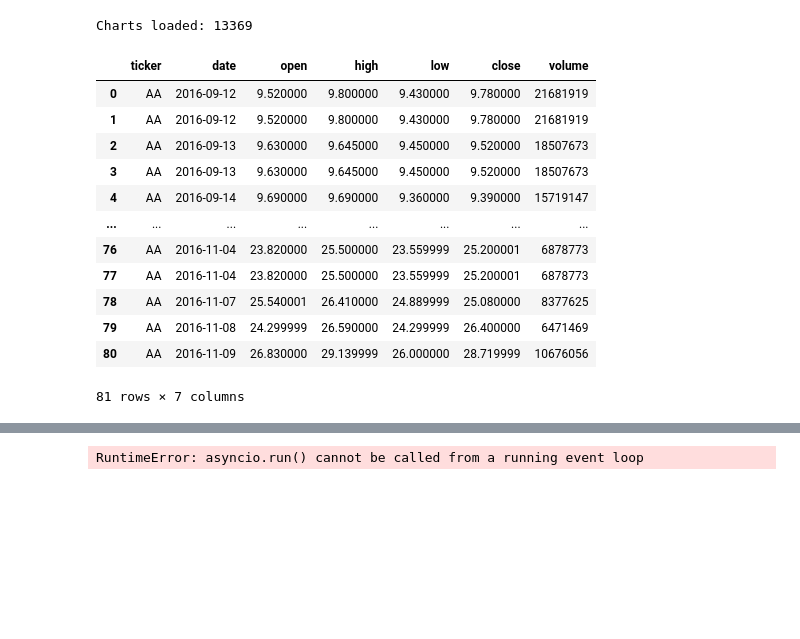
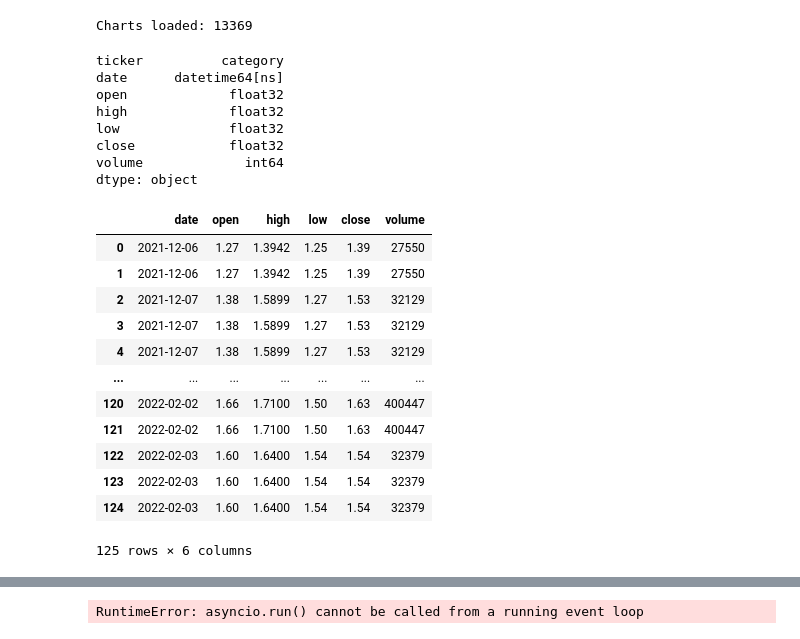
Before and after one commit to lupoinvesting/DC_charts_loader, a Jupyter notebook: nbs/01_test_loader.ipynb, the cells around one changed output, grey strips where cells are left out. Cells and saved outputs as stored; diff of their text form; code cells hidden in the pictures; blank space fills up the shorter version.

```diff
--- a/nbs/01_test_loader.ipynb
+++ b/nbs/01_test_loader.ipynb
@@ -20,22 +20,31 @@ print("Charts loaded:", len(chart_data.charts))
 # %% [output]
 Charts loaded: 13369
 # %%
-df = chart_data.load_chart(1)
-df
+df = chart_data.load_chart(5)
+print(df.dtypes)
+df.drop(columns=["ticker"])
 # %% [output]
+ticker          category
+date      datetime64[ns]
+open             float32
+high             float32
+low              float32
+close            float32
+volume             int64
+dtype: object
-|  | ticker | date | open | high | low | close | volume |
-| 0 | AA | 2016-09-12 | 9.520000 | 9.800000 | 9.430000 | 9.780000 | 21681919 |
-| 1 | AA | 2016-09-12 | 9.520000 | 9.800000 | 9.430000 | 9.780000 | 21681919 |
-| 2 | AA | 2016-09-13 | 9.630000 | 9.645000 | 9.450000 | 9.520000 | 18507673 |
-| 3 | AA | 2016-09-13 | 9.630000 | 9.645000 | 9.450000 | 9.520000 | 18507673 |
-| 4 | AA | 2016-09-14 | 9.690000 | 9.690000 | 9.360000 | 9.390000 | 15719147 |
-| ... | ... | ... | ... | ... | ... | ... | ... |
-| 76 | AA | 2016-11-04 | 23.820000 | 25.500000 | 23.559999 | 25.200001 | 6878773 |
-| 77 | AA | 2016-11-04 | 23.820000 | 25.500000 | 23.559999 | 25.200001 | 6878773 |
-| 78 | AA | 2016-11-07 | 25.540001 | 26.410000 | 24.889999 | 25.080000 | 8377625 |
-| 79 | AA | 2016-11-08 | 24.299999 | 26.590000 | 24.299999 | 26.400000 | 6471469 |
-| 80 | AA | 2016-11-09 | 26.830000 | 29.139999 | 26.000000 | 28.719999 | 10676056 |
+|  | date | open | high | low | close | volume |
+| 0 | 2021-12-06 | 1.27 | 1.3942 | 1.25 | 1.39 | 27550 |
+| 1 | 2021-12-06 | 1.27 | 1.3942 | 1.25 | 1.39 | 27550 |
+| 2 | 2021-12-07 | 1.38 | 1.5899 | 1.27 | 1.53 | 32129 |
+| 3 | 2021-12-07 | 1.38 | 1.5899 | 1.27 | 1.53 | 32129 |
+| 4 | 2021-12-07 | 1.38 | 1.5899 | 1.27 | 1.53 | 32129 |
+| ... | ... | ... | ... | ... | ... | ... |
+| 120 | 2022-02-02 | 1.66 | 1.7100 | 1.50 | 1.63 | 400447 |
+| 121 | 2022-02-02 | 1.66 | 1.7100 | 1.50 | 1.63 | 400447 |
+| 122 | 2022-02-03 | 1.60 | 1.6400 | 1.54 | 1.54 | 32379 |
+| 123 | 2022-02-03 | 1.60 | 1.6400 | 1.54 | 1.54 | 32379 |
+| 124 | 2022-02-03 | 1.60 | 1.6400 | 1.54 | 1.54 | 32379 |
-81 rows × 7 columns
+125 rows × 6 columns
 # %%
 import numpy as np
 n = 100
```
Also changed, not shown: parts of 2 cells of this notebook, 6 other files.
